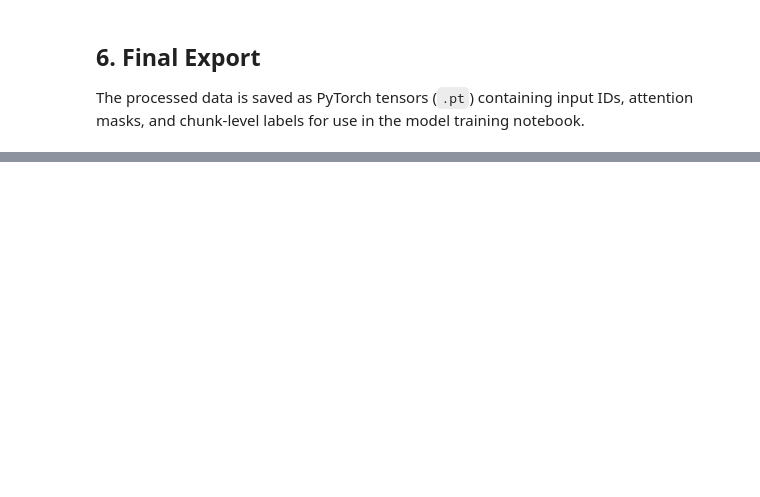
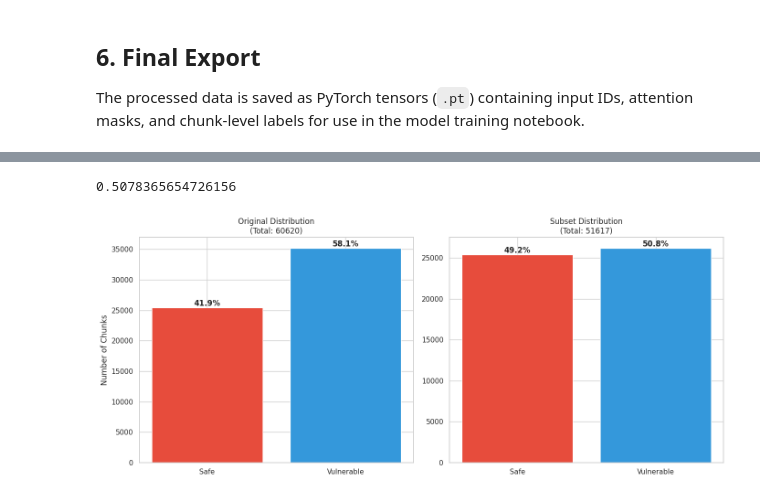
Before and after one commit to shmaiii/smart-contract-contrastive-vuln-cs440, a Jupyter notebook: datasets/data_preprocessing.ipynb, the cells around one changed output, grey strips where cells are left out. Cells and saved outputs as stored; diff of their text form; code cells hidden in the pictures; blank space fills up the shorter version.

```diff
--- a/datasets/data_preprocessing.ipynb
+++ b/datasets/data_preprocessing.ipynb
@@ -138,15 +138,18 @@ df_safe = df[df['is_vulnerable'] == False]
 
 target_vuln_size = 12_000
 df_vulnerable_sampled = df_vulnerable.groupby('labels', group_keys=False).apply(
-    lambda x: x.sample(n=min(len(x), int(target_vuln_size * (len(x)/len(df_vulnerable)))), random_state=32)
+    lambda x: x.sample(
+        n=min(len(x), int(target_vuln_size * len(x) / len(df_vulnerable))),
+        random_state=32
+    )
 )
 
 # Combine back with all your clean samples
-df_final_train = pd.concat([df_vulnerable_sampled, df_safe]).sample(frac=1, random_state=32).reset_index(drop=True)
+df_curated = pd.concat([df_vulnerable_sampled, df_safe]).sample(frac=1, random_state=32).reset_index(drop=True)
 # %%
 # get rid of the ambiguous vulnerability smart contracts:
-df_clean = df_final_train[df_final_train['labels'] != 'unknow'].copy()
-challenge_eval_df = df_final_train[df_final_train['labels'] == 'unknow'].copy()
+df_clean = df_curated[df_curated['labels'] != 'unknow'].copy()
+challenge_eval_df = df_curated[df_curated['labels'] == 'unknow'].copy()
 # %%
 print(df_clean.shape)
 print(challenge_eval_df.shape)
@@ -1206,0 +1359,51 @@ torch.save(test_chunks_list, TARGET_DIR+"test_chunks.pt")
+# %%
+sum(c["label"] for c in stable_train_subset) / len(stable_train_subset)
+# %% [output]
+0.5078365654726156
+# %%
+import matplotlib.pyplot as plt
+from collections import Counter
+
+def plot_distribution_check(original_data, subset_data):
+    # 1. Extract and count labels (0 = Safe, 1 = Vulnerable)
+    # We use .item() if the labels were saved as tensors
+    orig_labels = [int(item['label']) for item in original_data]
+    sub_labels = [int(item['label']) for item in subset_data]
+
+    orig_counts = Counter(orig_labels)
+    sub_counts = Counter(sub_labels)
+
+    # 2. Setup Side-by-Side Plots
+    fig, (ax1, ax2) = plt.subplots(1, 2, figsize=(14, 6))
+    colors = ['#3498db', '#e74c3c'] # Blue for Safe, Red for Vulnerable
+
+    # Plot Original (35k)
+    ax1.bar(orig_counts.keys(), orig_counts.values(), color=colors)
+    ax1.set_title(f"Original Distribution\n(Total: {len(original_data)})")
+    ax1.set_xticks([0, 1])
+    ax1.set_xticklabels(['Safe', 'Vulnerable'])
+    ax1.set_ylabel("Number of Chunks")
+
+    # Plot Subset (15k)
+    ax2.bar(sub_counts.keys(), sub_counts.values(), color=colors)
+    ax2.set_title(f"Subset Distribution\n(Total: {len(subset_data)})")
+    ax2.set_xticks([0, 1])
+    ax2.set_xticklabels(['Safe', 'Vulnerable'])
+
+    # 3. Add percentage labels on top of bars
+    for i, ax in enumerate([ax1, ax2]):
+        counts = orig_counts if i == 0 else sub_counts
+        total = len(original_data) if i == 0 else len(subset_data)
+        for label, count in counts.items():
+            percentage = (count / total) * 100
+            ax.text(label, count, f'{percentage:.1f}%',
+                    ha='center', va='bottom', fontweight='bold')
+
+    plt.tight_layout()
+    plt.savefig("data_distribution_consistency.png")
+    plt.show()
+
+# Run the check!
+plot_distribution_check(full_train_list, stable_train_subset)
+# %% [output]
+[figure, added]
```
Also changed, not shown: parts of 25 cells of this notebook.
